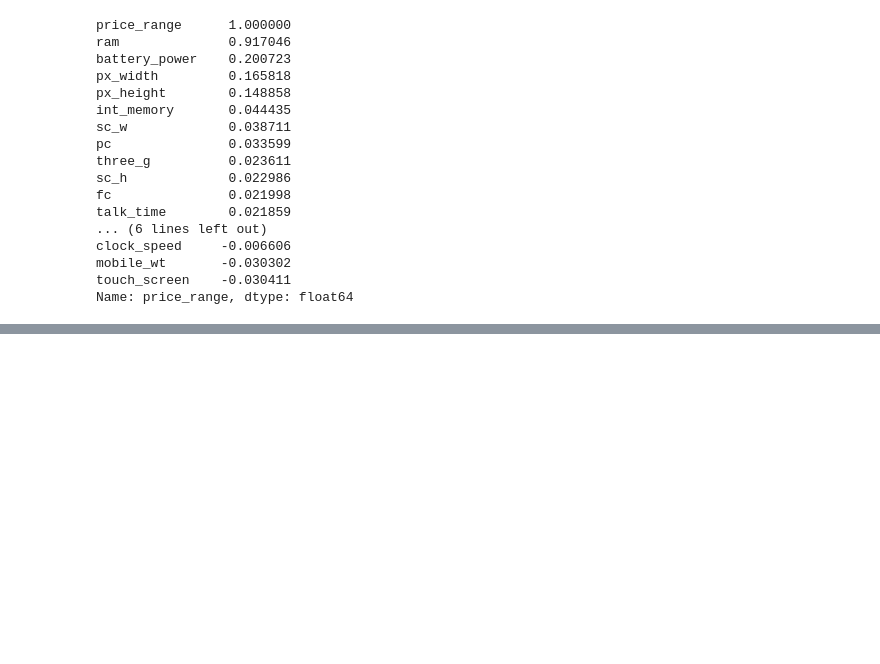
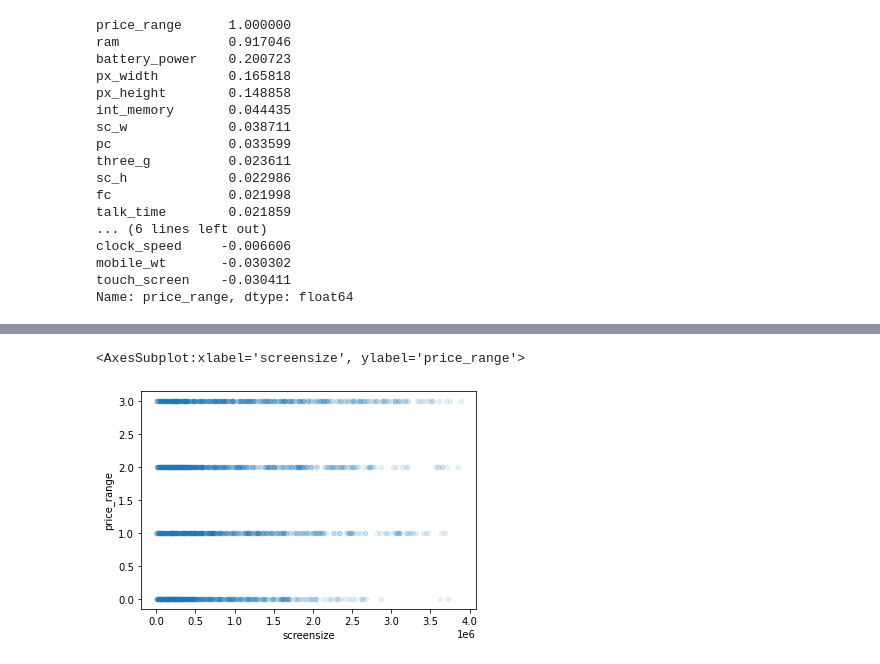
Before and after one commit to na2007/F20DL, a Jupyter notebook: Coursework.ipynb, the cells around one changed output, grey strips where cells are left out. Cells and saved outputs as stored; diff of their text form; code cells hidden in the pictures; blank space fills up the shorter version.

```diff
--- a/Coursework.ipynb
+++ b/Coursework.ipynb
@@ -167,0 +178,9 @@ array([[<AxesSubplot:xlabel='price_range', ylabel='price_range'>,
+# %%
+mobile["screensize"]=mobile["px_height"]*mobile["px_width"]
+# %%
+
+mobile.plot(kind="scatter", x="screensize", y="price_range",
+             alpha=0.1)
+# %% [output]
+<AxesSubplot:xlabel='screensize', ylabel='price_range'>
+[figure, added]
```
Also changed, not shown: parts of 25 cells of this notebook.
